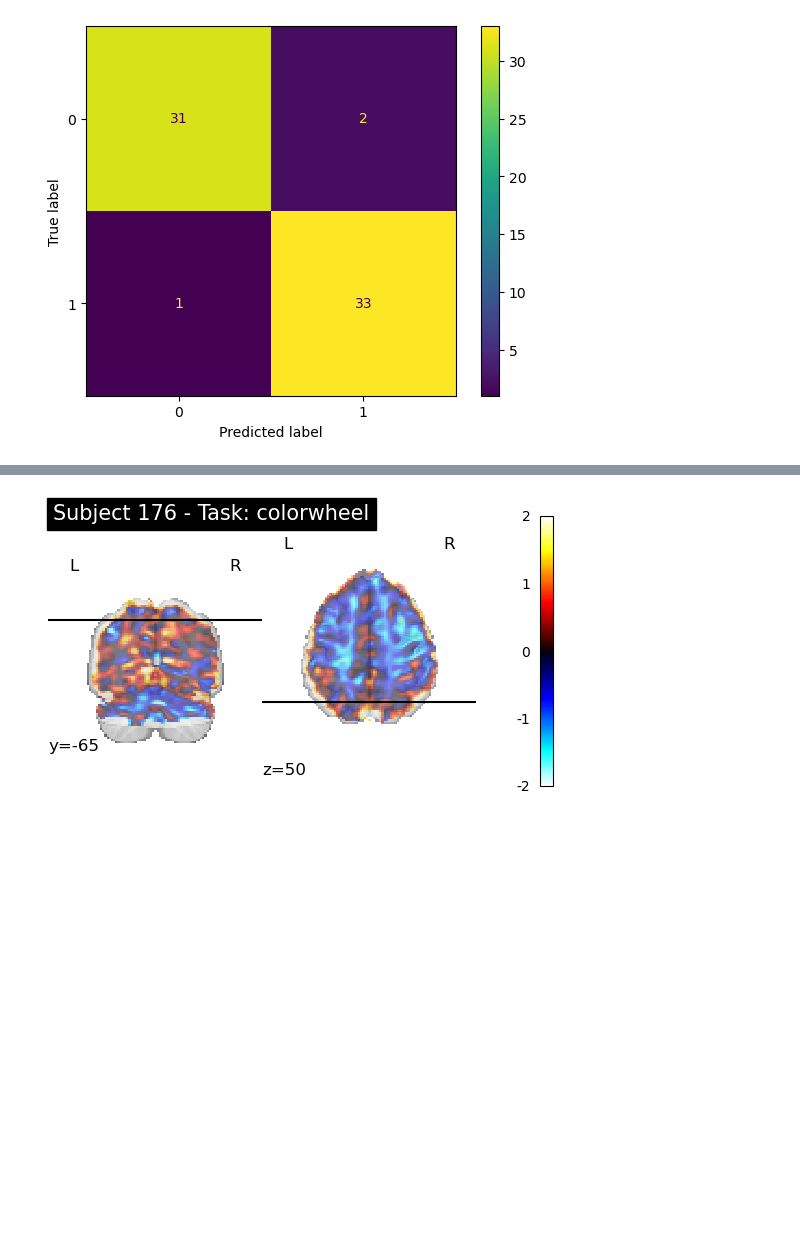
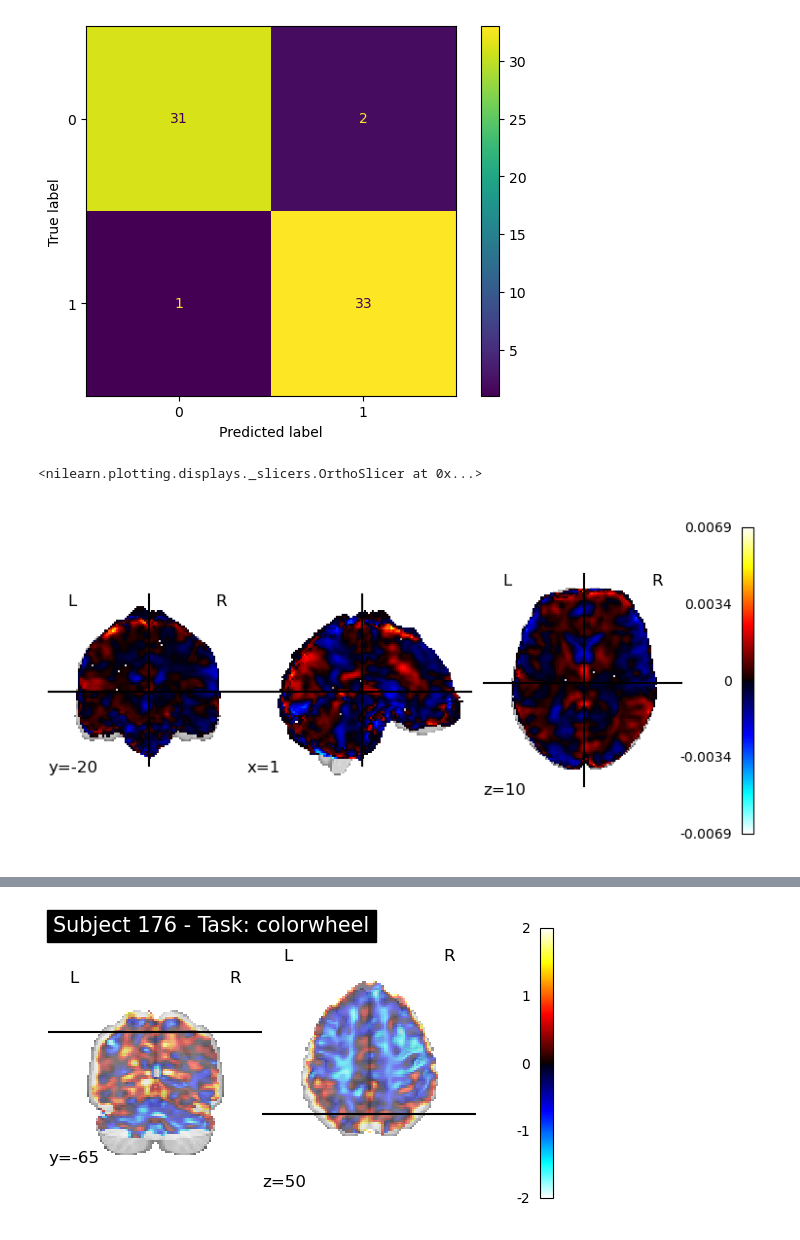
Before and after one commit to yunchen-hung/fmriWorkingMemoryProject, a Jupyter notebook: Logistic Regression/logistic_nonConfounds.ipynb, the cells around one changed output, grey strips where cells are left out. Cells and saved outputs as stored; diff of their text form; code cells hidden in the pictures; blank space fills up the shorter version.

```diff
--- a/Logistic Regression/logistic_nonConfounds.ipynb
+++ b/Logistic Regression/logistic_nonConfounds.ipynb
@@ -251,6 +268,12 @@ Train Accuracy: 1.0000
 Precision: 0.9556
 Recall: 0.9552
 [figure]
+# %%
+mod3_3d = masker.inverse_transform(mod1.coef_)
+plotting.plot_stat_map(mod3_3d)
+# %% [output]
+<nilearn.plotting.displays._slicers.OrthoSlicer at 0x...>
+[figure, added]
 # %%
 print("Min Coefficient:", np.min(mod3.coef_))
 print("Max Coefficient:", np.max(mod3.coef_))
```
Also changed, not shown: parts of 9 cells of this notebook, 1 other file.
